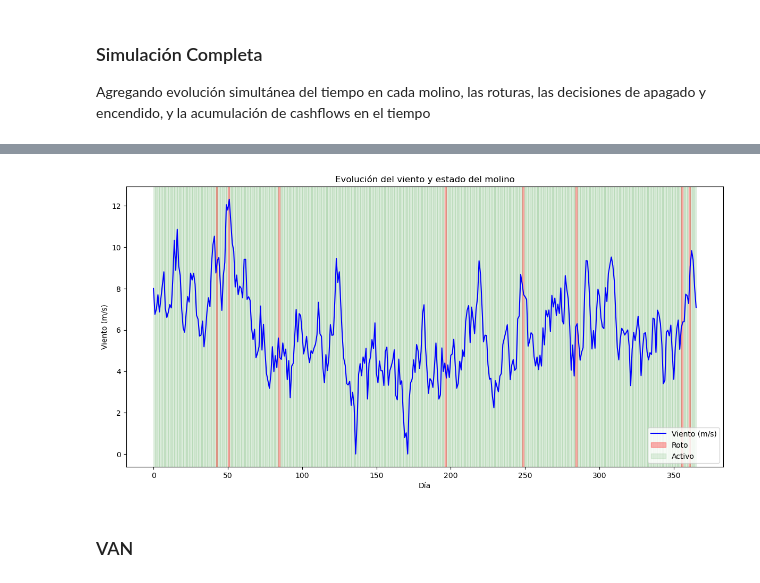
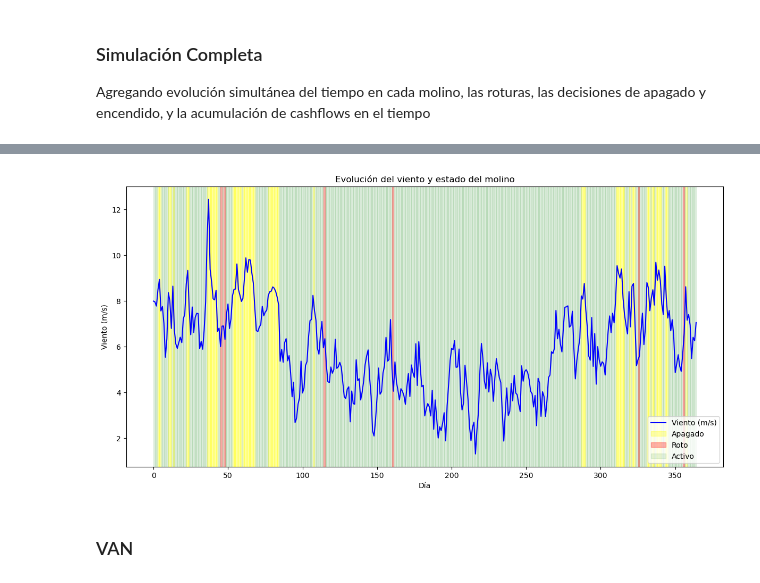
Before and after one commit to emi-verdun/Simulacion-Molino-ACN, a Jupyter notebook: simulacion.ipynb, the cells around one changed output, grey strips where cells are left out. Saved outputs shown, nothing was run; the diff lists cells and outputs as text; code cells hidden in the pictures.

```diff
--- a/simulacion.ipynb
+++ b/simulacion.ipynb
@@ -162,7 +162,7 @@ def gap_wind_paths(D_0, beta, gamma, delta, T, m):
 #simulacion 1 año viento regional
 S_0 = viento["regional wind"].iloc[0]
 D_0 = viento["wind gap norte sur"].iloc[0]
-num_sim = 10000
+num_sim = 1000
 T = 365
 S = regional_wind_paths(S_0, kappa, theta, sigma,delta, T, num_sim)
 D = gap_wind_paths(D_0, beta, gamma, delta, T, num_sim)
@@ -187,11 +187,11 @@ plt.show()
 ### Simulamos el viento durante un año en cada molino
 A partir de nuestras simulaciones del viento regional y el gap entre molinos generamos el viento en cada molino
 # %%
-viento_molino_norte = S+D
+viento_molino_norte = S + 0.5*D
 viento_molino_norte= np.maximum(viento_molino_norte, 0) # No tiene sentido que el viento sea negativo
 
 
-viento_molino_sur = S-D
+viento_molino_sur = S - 0.5*D
 viento_molino_sur = np.maximum(viento_molino_sur, 0) # No tiene sentido que el viento sea negativo
 # %%
 for vn_i in viento_molino_norte:
@@ -335,34 +335,37 @@ def simulate_molino(S, K, delta, repair_cost=200000, shut_cost=1000, income_rate
 
     for i in range(N):
         for t in range(T):
+            if t==0: #Molino arranca activo
+                cashflows[i, t] += income_rate * S[i, t]
+
             #Si el molino estuvo activo el día anterior
-            if molino_activo[i, t-1]:
-                prob_rotura = 0.25 * (S[i, t-1] ** 2) * delta
+            elif molino_activo[i, t-1]:
+                prob_rotura = 0.25 * (S[i, t] ** 2) * delta
                 if np.random.rand() < prob_rotura: #si se rompe el molino
-                    cashflows[i, t-1] -= repair_cost
+                    cashflows[i, t] -= repair_cost
                     molino_activo[i, t] = False
                     molino_roto[i, t] = True
                 else: #si el molino no se rompe
-                    cashflows[i, t-1] += income_rate * S[i, t] #ingreso en el dia i
-
                     # Si se pasa el umbral K, se apaga el molino
                     if S[i, t] > K:
-                        cashflows[i, t-1] -= shut_cost  # costo de apagado
+                        cashflows[i, t] -= shut_cost  # costo de apagado
                         molino_activo[i, t] = False
                         molino_apagado[i, t] = True
                     else:
                         molino_activo[i, t] = True
+                        cashflows[i, t] += income_rate * S[i, t] #ingreso en el dia i
 
             #Si el molino estuvo apagado el día anterior
             else:
                 if S[i, t] < K: # se vuelve a prender si S[i, t] < K
                     molino_activo[i, t] = True
+                    cashflows[i, t] += income_rate * S[i, t] #ingreso en el dia i
                 else: # Permanece apagado si S[i, t] > K
                     molino_activo[i, t] = False
                     molino_apagado[i, t] = True
 
             #Descuento de cashflows por tasas de interes
-            cashflows[i, t-1] *= np.exp(-interest_rate * t / 365)
+            cashflows[i, t] *= np.exp(-interest_rate * t / 365)
 
     #Valor Actual Neto esperado
     van_simulaciones = np.sum(cashflows, axis=1)
@@ -394,7 +397,7 @@ camino_viento = viento_molino_sur[0]
 
 _, cashflows, active, shut_downs, breakdowns,_ = simulate_molino(
     S=camino_viento.reshape(1, -1),
-    K=100,
+    K=8,
     delta=delta
 )
 
@@ -406,34 +409,34 @@ estado_molino[breakdowns[0]] = -1
 # Crear la figura y los ejes
 fig, ax1 = plt.subplots(figsize=(12, 6))
 
 # Grafico del viento
 ax1.plot(camino_viento, label="Viento (m/s)", color="blue")
 ax1.set_xlabel("Día")
 ax1.set_ylabel("Viento (m/s)", color="black")
 ax1.tick_params(axis='y', labelcolor="black")
 
 # Crear diccionario para manejar etiquetas y colores únicos
 legend_elements = {
     'Apagado': {'color': 'yellow', 'alpha': 0.3},
     'Roto': {'color': 'red', 'alpha': 0.3},
     'Activo': {'color': 'green', 'alpha': 0.1}
 }
 
 # Superponer regiones de color según el estado del molino
 for state, properties in legend_elements.items():
     indices = np.where(estado_molino == {'Apagado': 0, 'Roto': -1, 'Activo': 1}[state])[0]
     for i in indices:
         ax1.axvspan(i, i+1, color=properties['color'], alpha=properties['alpha'], label=state if i == indices[0] else "")
 
 # Añadir la leyenda sólo una vez por categoría
 ax1.legend(loc="lower right")
 
 # Ajustar y mostrar
 fig.tight_layout()
 plt.title("Evolución del viento y estado del molino")
 plt.show()
 # %% [output]
-[figure, old version]
+[figure, new version]
 # %% [markdown]
 ### VAN
 # %%
```
Also changed, not shown: parts of 11 cells of this notebook.
